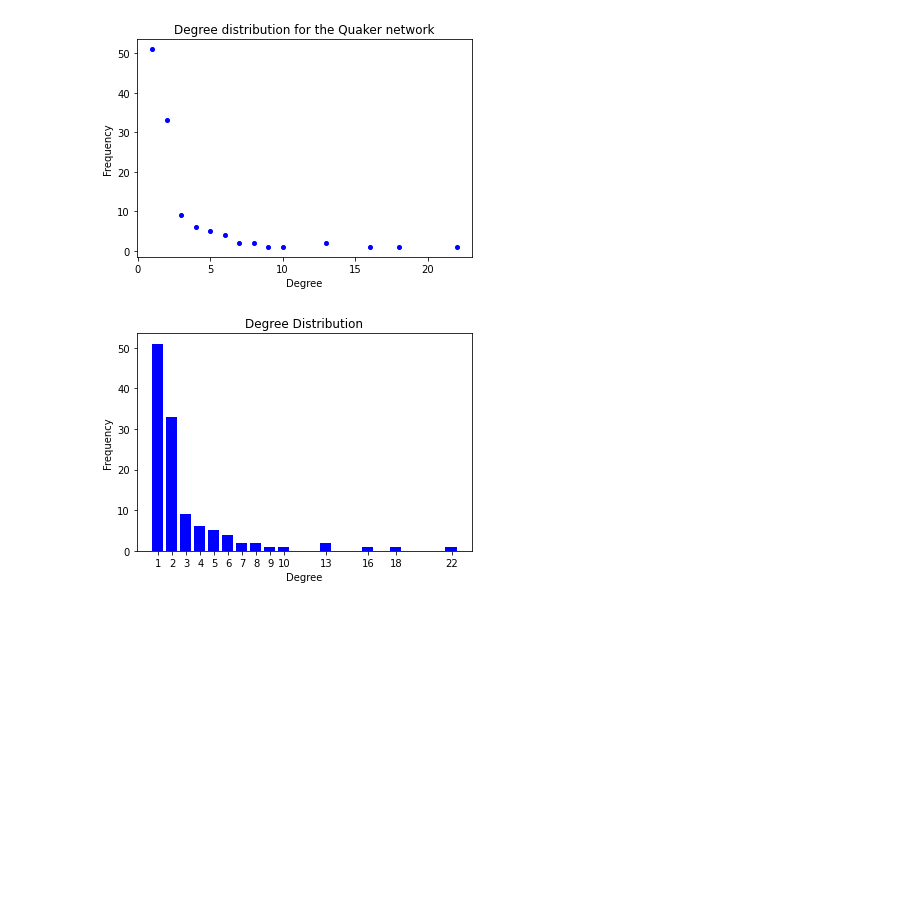
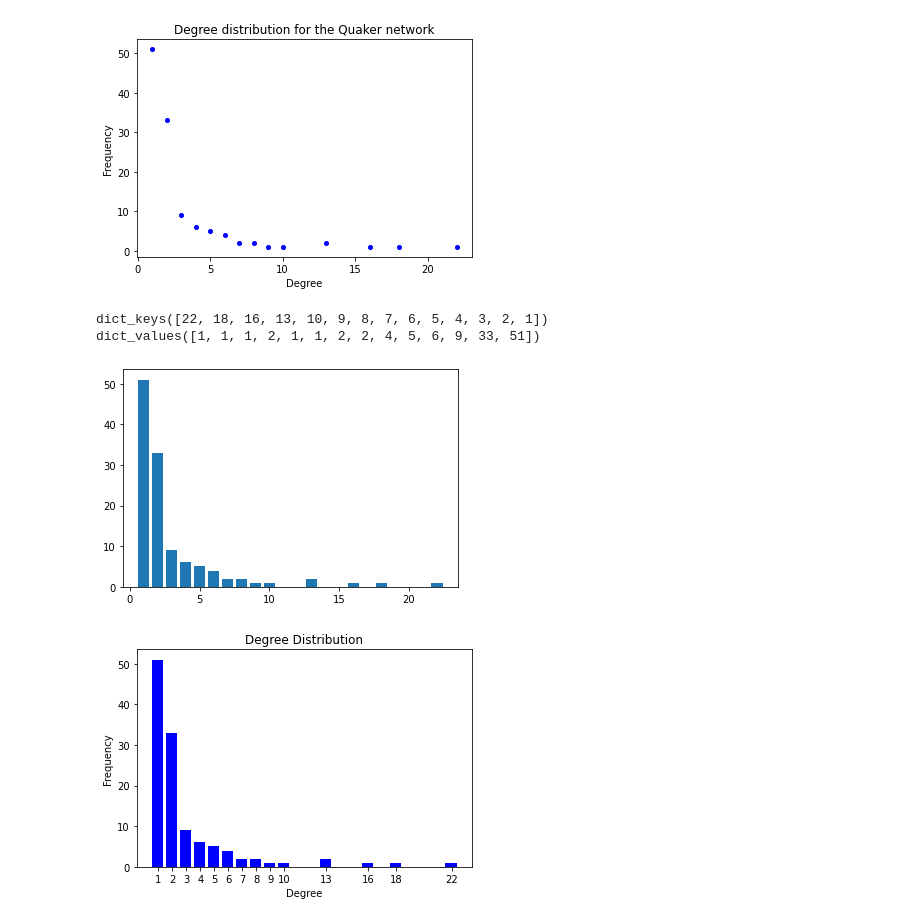
Before and after one commit to kevinxqiu/2020, a Jupyter notebook: Tutorials/11 - Handling networks/HandlingNetworks_Tutorial.ipynb, the cells around one changed output. Drawn from its saved outputs; the diff is of its cells as text; code cells hidden in the pictures; blank space fills up the shorter version.

Commit message:
print var

```diff
--- a/Tutorials/11 - Handling networks/HandlingNetworks_Tutorial.ipynb
+++ b/Tutorials/11 - Handling networks/HandlingNetworks_Tutorial.ipynb
@@ -407,6 +419,15 @@ plt.title('Degree distribution for the Quaker network')
 # %% [output]
 Text(0.5, 1.0, 'Degree distribution for the Quaker network')
 [figure]
+# %%
+test = collections.Counter(degree_seq)
+plt.bar(test.keys(), test.values())
+print(test.keys())
+print(test.values())
+# %% [output]
+dict_keys([22, 18, 16, 13, 10, 9, 8, 7, 6, 5, 4, 3, 2, 1])
+dict_values([1, 1, 1, 2, 1, 1, 2, 2, 4, 5, 6, 9, 33, 51])
+[figure, added]
 # %%
 # As a bar plot
 plot_degree_distribution(quakerG)
```
Also changed, not shown: parts of 14 cells of this notebook.
